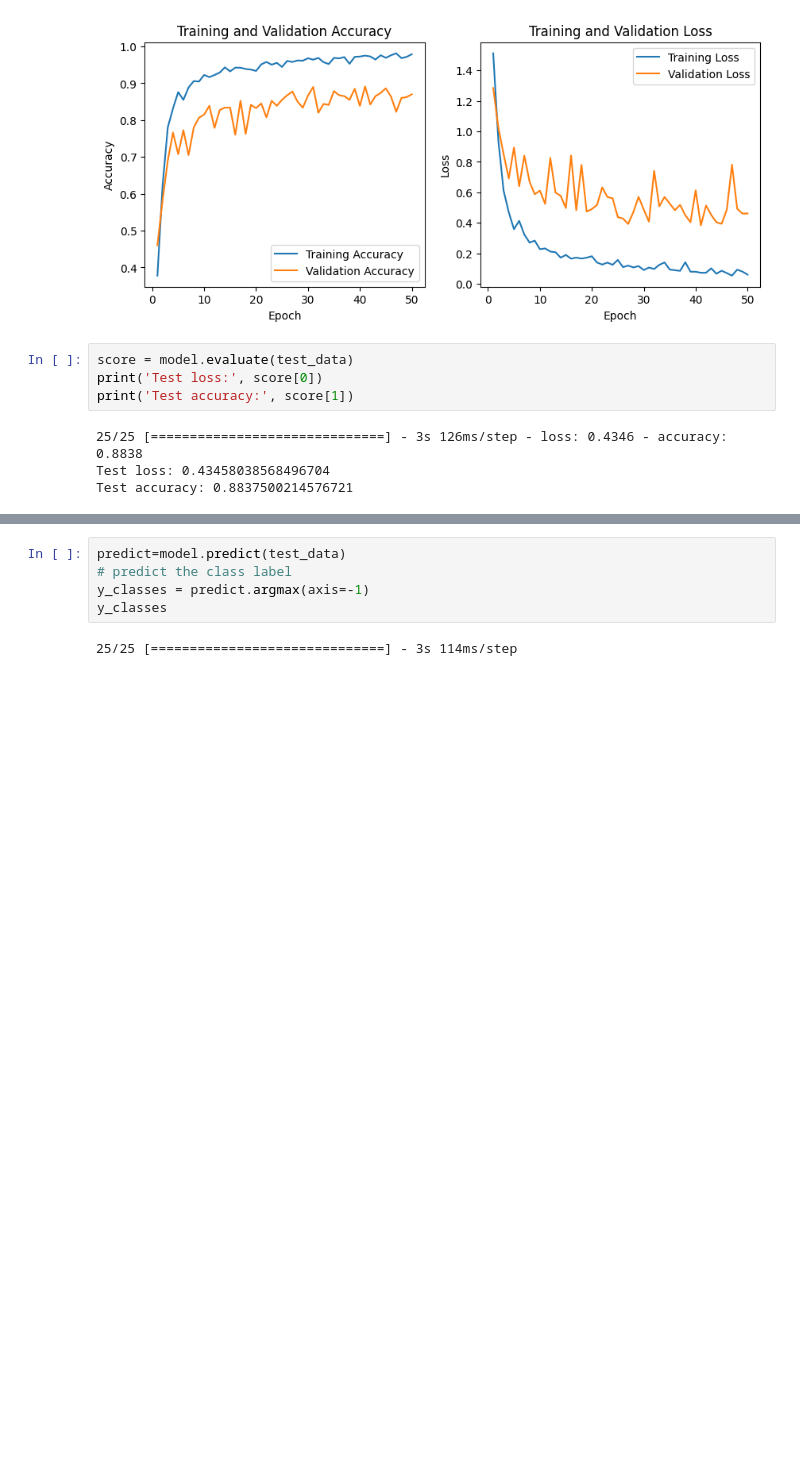
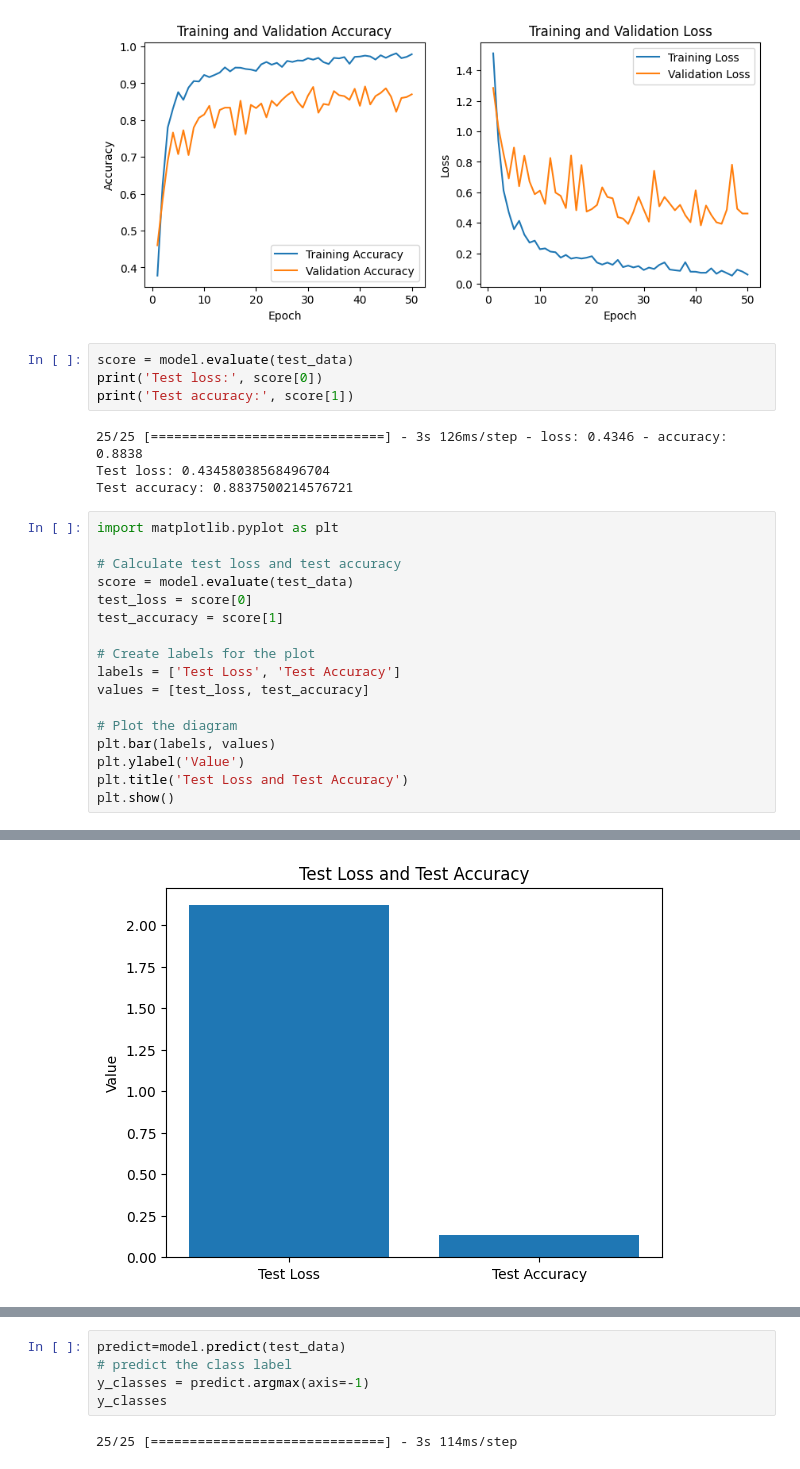
Before and after one commit to NishatVasker/Mango-leaf, a Jupyter notebook: MangoLeafTRAINING.ipynb, the cells around one changed output, grey strips where cells are left out. Saved outputs shown, nothing was run; the diff lists cells and outputs as text; blank space fills up the shorter version.

```diff
--- a/MangoLeafTRAINING.ipynb
+++ b/MangoLeafTRAINING.ipynb
@@ -248,3 +248,21 @@ print('Test accuracy:', score[1])
 25/25 [==============================] - 3s 126ms/step - loss: 0.4346 - accuracy: 0.8838
 Test loss: 0.43458038568496704
 Test accuracy: 0.8837500214576721
+# %%
+import matplotlib.pyplot as plt
+
+# Calculate test loss and test accuracy
+score = model.evaluate(test_data)
+test_loss = score[0]
+test_accuracy = score[1]
+
+# Create labels for the plot
+labels = ['Test Loss', 'Test Accuracy']
+values = [test_loss, test_accuracy]
+
+# Plot the diagram
+plt.bar(labels, values)
+plt.ylabel('Value')
+plt.title('Test Loss and Test Accuracy')
+plt.show()
+# %% [output]
@@ -251,3 +270,4 @@ Test accuracy: 0.8837500214576721
+[figure, added]
 # %%
 # Evaluate the model on the train, test, and validation data
 train_acc = model.evaluate(train_data, verbose=0)[1]
```
Also changed, not shown: parts of 33 cells of this notebook.
